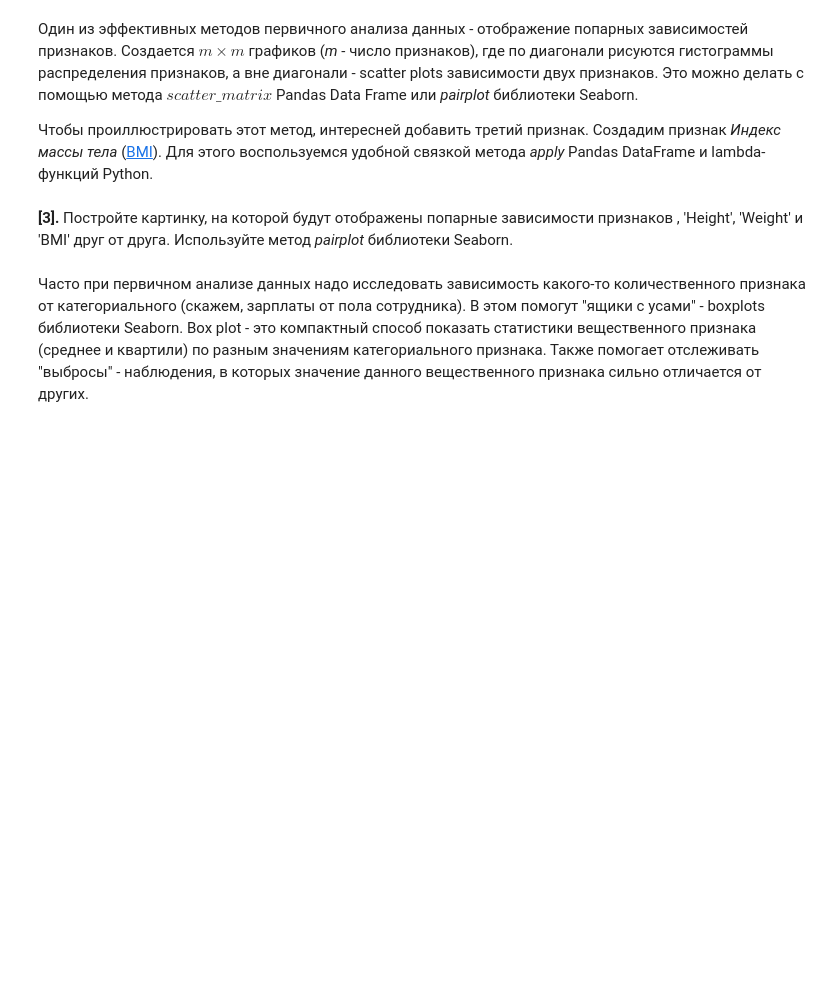
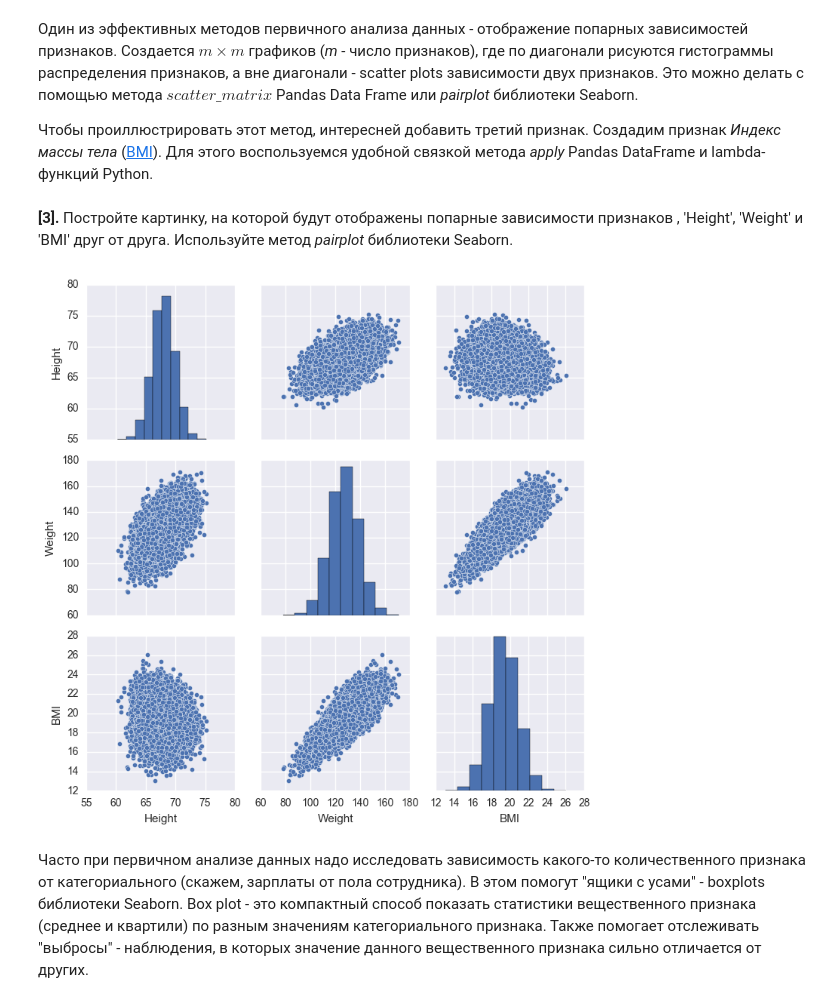
Before and after one commit to zavarovkv/coursera_c2_ML_MIPT, a Jupyter notebook: week1/linreg_height_weight.ipynb, the cells around one changed output. Drawn from its saved outputs; the diff is of its cells as text; code cells hidden in the pictures; blank space fills up the shorter version.

Commit message:
add pairplot

```diff
--- a/week1/linreg_height_weight.ipynb
+++ b/week1/linreg_height_weight.ipynb
@@ -73,3 +81,9 @@ data['BMI'] = data.apply(lambda row: make_bmi(row['Height'],
+# %%
+pp = sns.pairplot(data=data,
+                 x_vars=['Height', 'Weight', 'BMI'],
+                 y_vars=['Height', 'Weight', 'BMI'])
+# %% [output]
+[figure, added]
 # %% [markdown]
 Часто при первичном анализе данных надо исследовать зависимость какого-то количественного признака от категориального (скажем, зарплаты от пола сотрудника). В этом помогут "ящики с усами" - boxplots библиотеки Seaborn. Box plot - это компактный способ показать статистики вещественного признака (среднее и квартили) по разным значениям категориального признака. Также помогает отслеживать "выбросы" - наблюдения, в которых значение данного вещественного признака сильно отличается от других.
 # %% [markdown]
```
Also changed, not shown: parts of 4 cells of this notebook.
